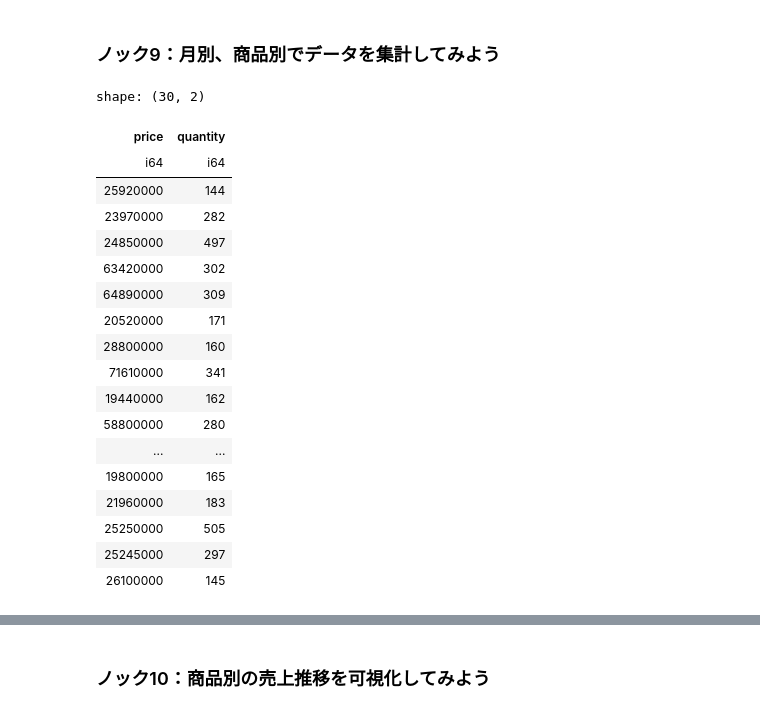
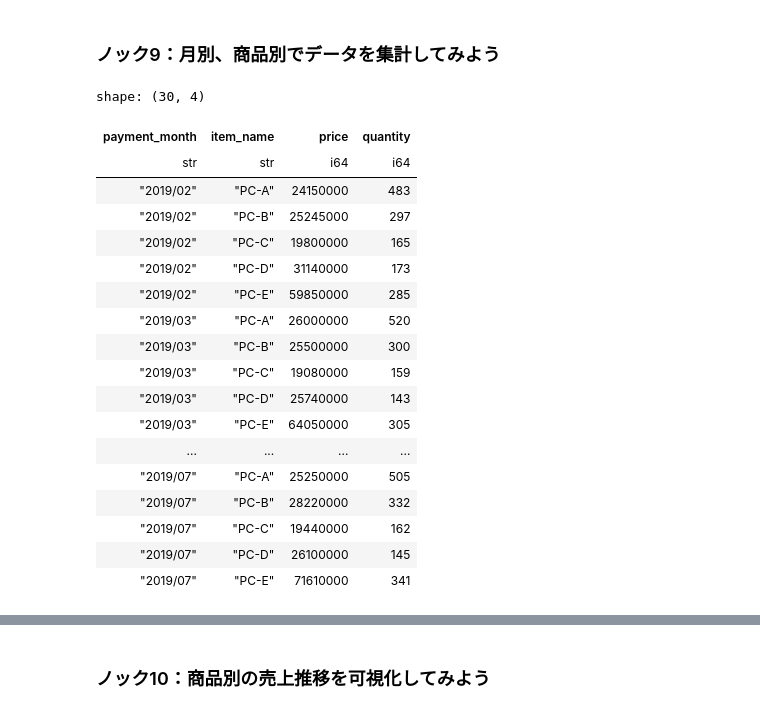
Before and after one commit to Tremendous1192/Python_Practical_Data_Analysis_100_Knocks_2nd_Edition, a Jupyter notebook: 1章/ch01_polars.ipynb, the cells around one changed output, grey strips where cells are left out. Drawn from its saved outputs; the diff is of its cells as text; code cells hidden in the pictures.

```diff
--- a/1章/ch01_polars.ipynb
+++ b/1章/ch01_polars.ipynb
@@ -65,8 +61,8 @@ shape: (5, 4)
 # %% [markdown]
 ### ノック２：データを結合(ユニオン)してみよう
 # %%
-transaction_2 = pl.read_csv('transaction_2.csv')
-transaction = pl.concat([transaction_1, transaction_2], how = "vertical")
+transaction_2 = pl.read_csv("transaction_2.csv")
+transaction = pl.concat(items = [transaction_1, transaction_2])
 transaction.head()
 # %% [output]
 shape: (5, 4)
@@ -86,8 +82,8 @@ print(len(transaction))
 1786
 6786
 # %%
-transaction_detail_2 = pl.read_csv('transaction_detail_2.csv')
-transaction_detail=pl.concat([transaction_detail_1,transaction_detail_2], how = "vertical")
+transaction_detail_2 = pl.read_csv("transaction_detail_2.csv")
+transaction_detail = pl.concat(items = [transaction_detail_1, transaction_detail_2])
 transaction_detail.head()
 # %% [output]
 shape: (5, 4)
@@ -123,8 +127,11 @@ print(len(join_data))
 # %% [markdown]
 ### ノック４：マスタデータを結合(ジョイン)してみよう
 # %%
-join_data = join_data.join(other = customer_master, on = "customer_id", how = "left")
-join_data = join_data.join(other = item_master, on = "item_id", how = "left")
+join_data = (
+    join_data
+    .join(other = customer_master, on = "customer_id", how = "left")
+    .join(other = item_master, on = "item_id", how = "left")
+)
 join_data.head()
 # %% [output]
 shape: (5, 16)
@@ -219,22 +227,18 @@ join_data.dtypes
  Int64]
 # %%
 join_data = (
-    join_data
-    .with_columns(
-        join_data["payment_date"]
-        .str.strptime(dtype = pl.Datetime, format = "%Y-%m-%d %H:%M:%S").alias("payment_date")
+    join_data.with_columns(
+        join_data["payment_date"].str.to_datetime()
+        .alias("payment_date")
     )
 )
 join_data = (
-    join_data
-    .with_columns([
-        pl.col("payment_date")
-        .dt.strftime("%Y%m").cast(dtype = pl.Int64).alias("payment_month")
-        ])
-        )
-
+    join_data.with_columns([
+        join_data["payment_date"].dt.strftime("%Y/%m")
+    .alias("payment_month")
+    ])
+)
 join_data[["payment_date", "payment_month"]].head()
-join_data[["payment_date", "payment_month"]].head()
 # %% [output]
 shape: (5, 2)
 | payment_date | payment_month |
@@ -259,25 +263,29 @@ shape: (6,)
 # %% [markdown]
 ### ノック9：月別、商品別でデータを集計してみよう
 # %%
-join_data.group_by(["payment_month","item_name"]).sum()[["price", "quantity"]]
+(
+    join_data
+    .group_by(by = ["payment_month", "item_name"]).agg( pl.sum("price"), pl.sum("quantity") )
+    .sort(by = ["payment_month", "item_name"])
+)
 # %% [output]
-shape: (30, 2)
+shape: (30, 4)
-| price | quantity |
-| i64 | i64 |
-| 25920000 | 144 |
-| 23970000 | 282 |
-| 24850000 | 497 |
-| 63420000 | 302 |
-| 64890000 | 309 |
-| 20520000 | 171 |
-| 28800000 | 160 |
-| 71610000 | 341 |
-| 19440000 | 162 |
-| 58800000 | 280 |
-| ... | ... |
-| 19800000 | 165 |
-| 21960000 | 183 |
-| 25250000 | 505 |
-| 25245000 | 297 |
-| 26100000 | 145 |
+| payment_month | item_name | price | quantity |
+| str | str | i64 | i64 |
+| "2019/02" | "PC-A" | 24150000 | 483 |
+| "2019/02" | "PC-B" | 25245000 | 297 |
+| "2019/02" | "PC-C" | 19800000 | 165 |
+| "2019/02" | "PC-D" | 31140000 | 173 |
+| "2019/02" | "PC-E" | 59850000 | 285 |
+| "2019/03" | "PC-A" | 26000000 | 520 |
+| "2019/03" | "PC-B" | 25500000 | 300 |
+| "2019/03" | "PC-C" | 19080000 | 159 |
+| "2019/03" | "PC-D" | 25740000 | 143 |
+| "2019/03" | "PC-E" | 64050000 | 305 |
+| ... | ... | ... | ... |
+| "2019/07" | "PC-A" | 25250000 | 505 |
+| "2019/07" | "PC-B" | 28220000 | 332 |
+| "2019/07" | "PC-C" | 19440000 | 162 |
+| "2019/07" | "PC-D" | 26100000 | 145 |
+| "2019/07" | "PC-E" | 71610000 | 341 |
 # %%
```
Also changed, not shown: parts of 19 cells of this notebook.
